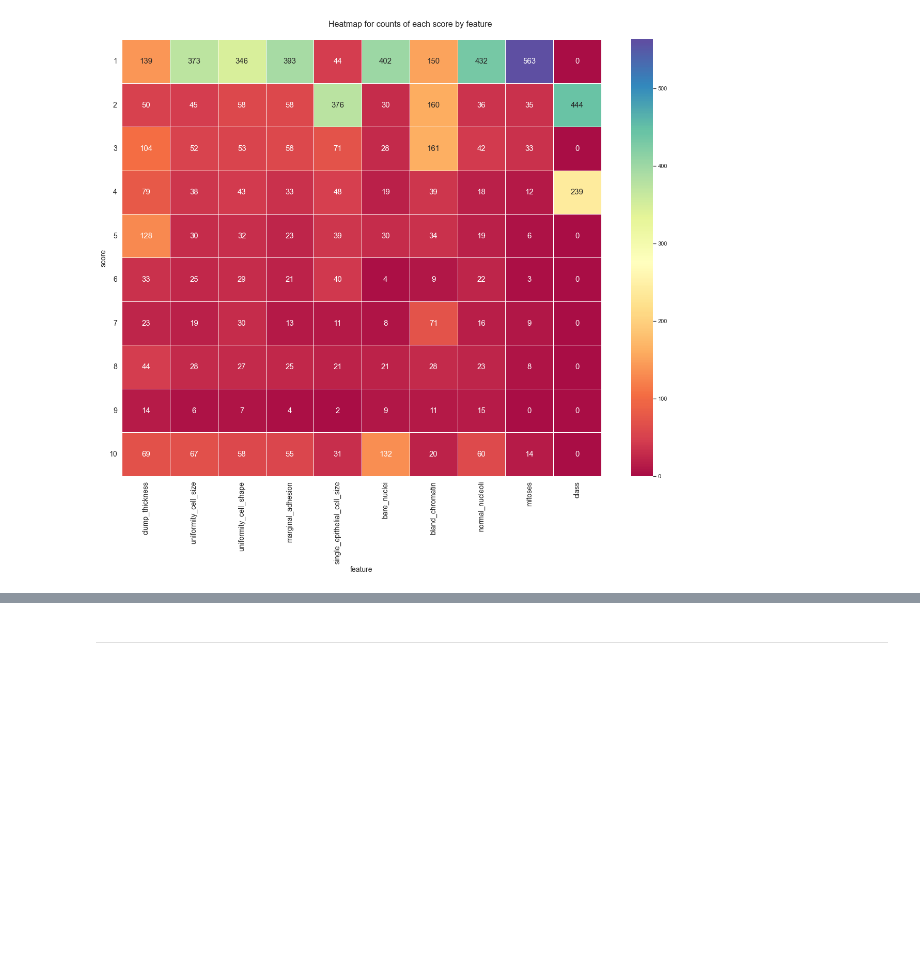
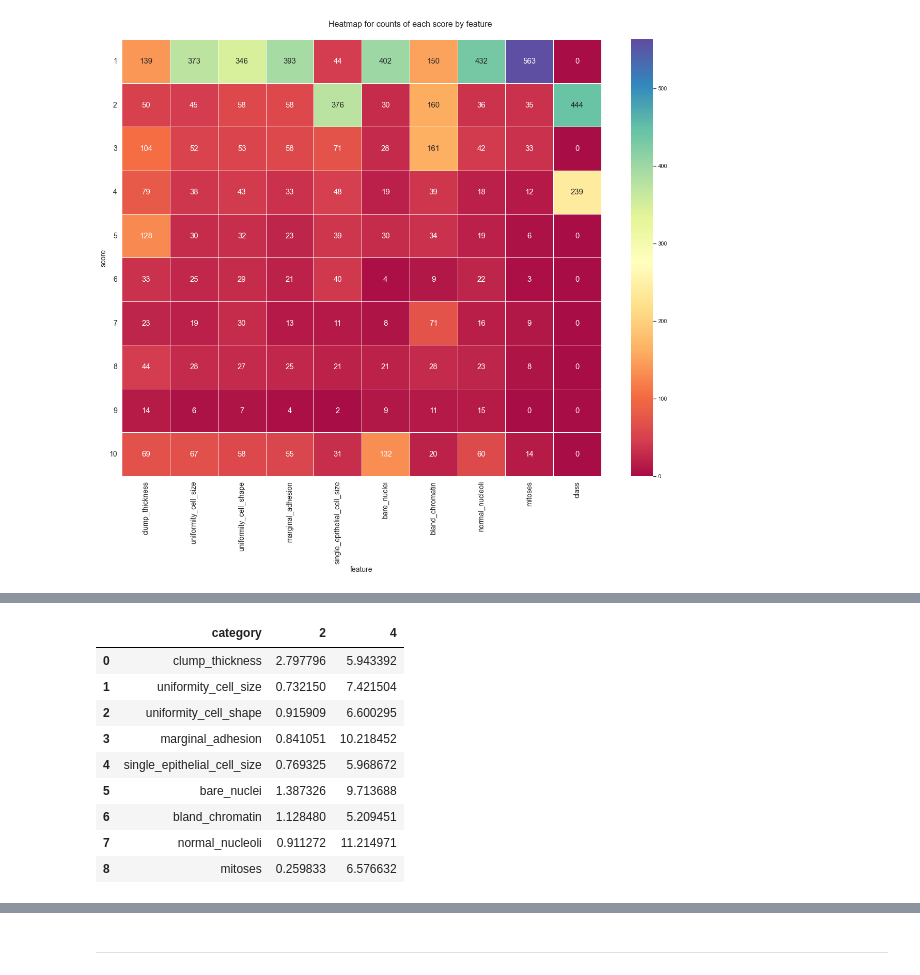
Before and after one commit to rromang/breast_cancer_classification, a Jupyter notebook: notebooks/initial.ipynb, the cells around one changed output, grey strips where cells are left out. Saved outputs shown, nothing was run; the diff lists cells and outputs as text; code cells hidden in the pictures; blank space fills up the shorter version.

```diff
--- a/notebooks/initial.ipynb
+++ b/notebooks/initial.ipynb
@@ -512,0 +553,20 @@ plt.show()
+# %%
+#dataframe for the variance of the values in each feature
+var_df=df_dropped.groupby('class').var()
+var_df = var_df.T
+var_df = var_df.reset_index()
+var_df = var_df.rename_axis(None, axis=1)
+var_df = var_df.rename(columns={'index':'category'})
+var_df['category'] = var_df['category'].astype("category")
+var_df
+# %% [output]
+|  | category | 2 | 4 |
+| 0 | clump_thickness | 2.797796 | 5.943392 |
+| 1 | uniformity_cell_size | 0.732150 | 7.421504 |
+| 2 | uniformity_cell_shape | 0.915909 | 6.600295 |
+| 3 | marginal_adhesion | 0.841051 | 10.218452 |
+| 4 | single_epithelial_cell_size | 0.769325 | 5.968672 |
+| 5 | bare_nuclei | 1.387326 | 9.713688 |
+| 6 | bland_chromatin | 1.128480 | 5.209451 |
+| 7 | normal_nucleoli | 0.911272 | 11.214971 |
+| 8 | mitoses | 0.259833 | 6.576632 |
```
Also changed, not shown: parts of 6 cells of this notebook, 2 other files.
